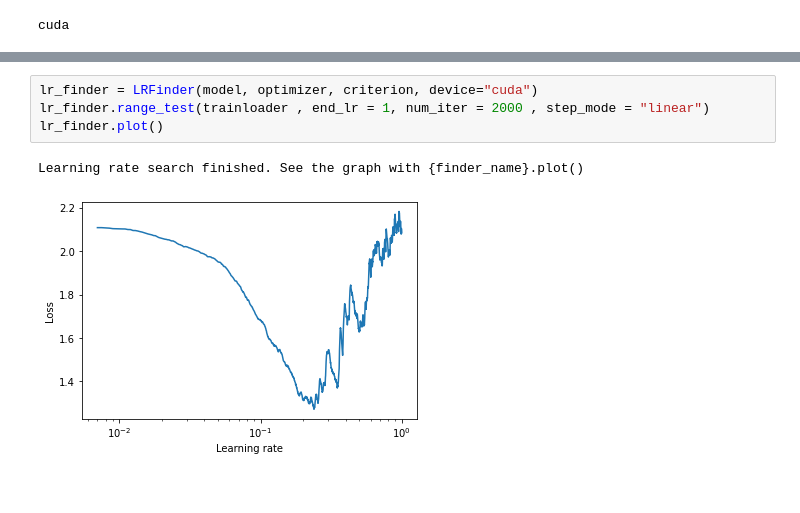
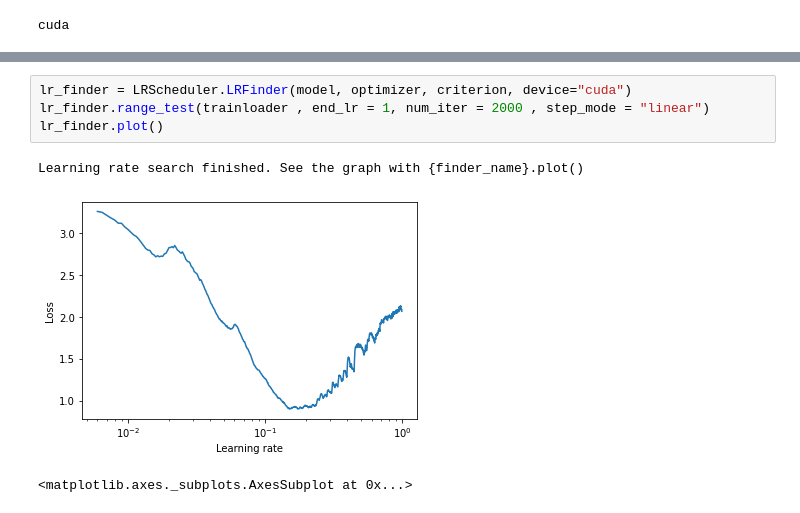
Before and after one commit to Shakil-1501/TSAI, a Jupyter notebook: S11/S11_Assignment.ipynb, the cells around one changed output, grey strips where cells are left out. Cells and saved outputs as stored; diff of their text form.

```diff
--- a/S11/S11_Assignment.ipynb
+++ b/S11/S11_Assignment.ipynb
@@ -397,10 +413,11 @@ Time Taken in Seconds:  150.57675766944885
 # %%
-lr_finder = LRFinder(model, optimizer, criterion, device="cuda")
+lr_finder = LRScheduler.LRFinder(model, optimizer, criterion, device="cuda")
 lr_finder.range_test(trainloader , end_lr = 1, num_iter = 2000 , step_mode = "linear")
 lr_finder.plot()
 # %% [output]
 Learning rate search finished. See the graph with {finder_name}.plot()
-[figure, old version]
+[figure, new version]
+<matplotlib.axes._subplots.AxesSubplot at 0x...>
 # %%
 import numpy as np
 # functions to show an image
```
Also changed, not shown: parts of 11 cells of this notebook.
